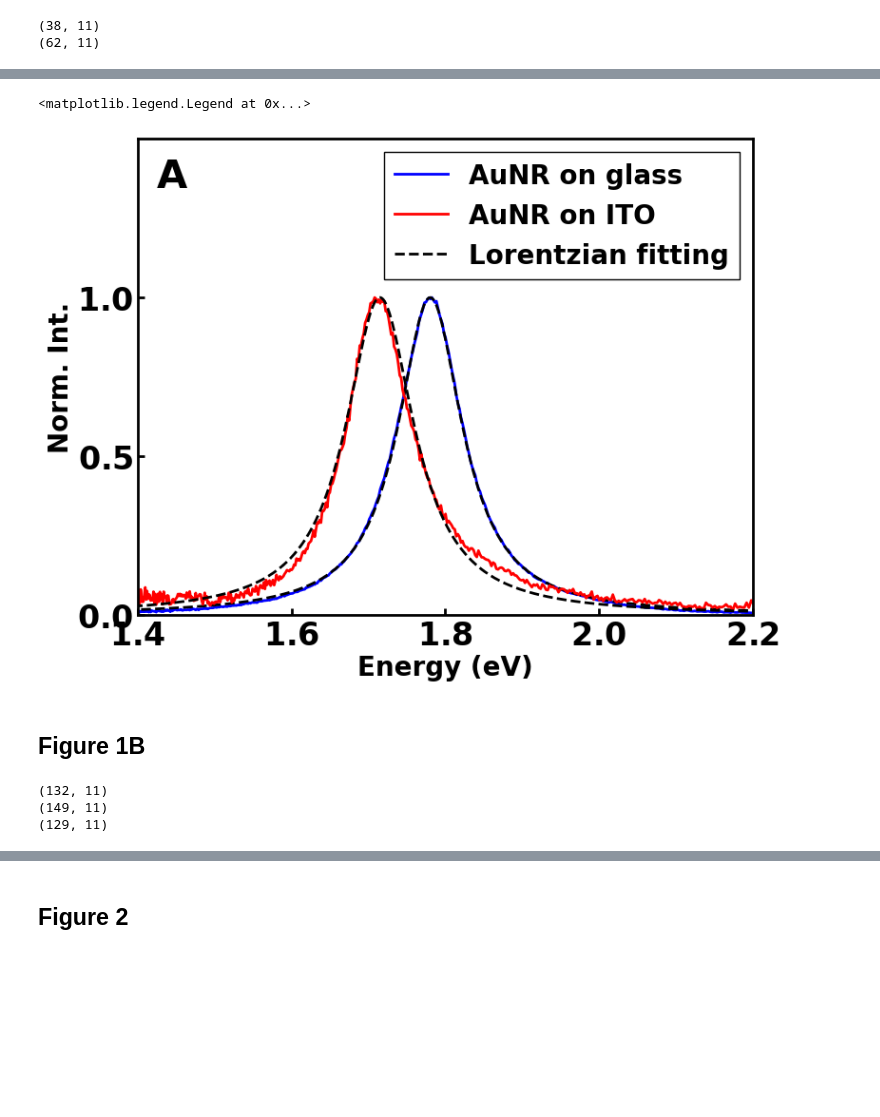
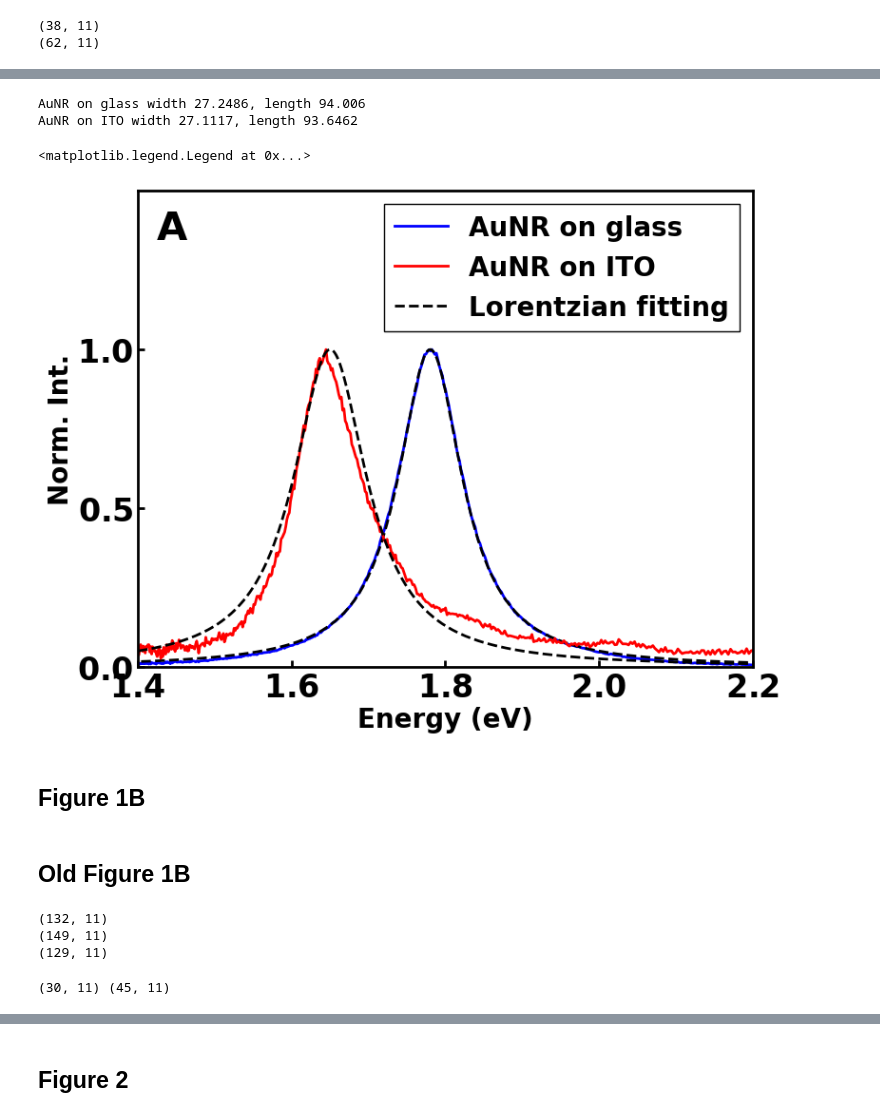
Before and after one commit to SWAN88/AuNR_DA, a Jupyter notebook: 051324_AuNR_DA_figures.ipynb, the cells around one changed output, grey strips where cells are left out. Drawn from its saved outputs; the diff is of its cells as text; code cells hidden in the pictures; blank space fills up the shorter version.

```diff
--- a/051324_AuNR_DA_figures.ipynb
+++ b/051324_AuNR_DA_figures.ipynb
@@ -95,3 +95,11 @@ print(fig1_ito_data.shape)
 # %% [output]
 (38, 11)
 (62, 11)
+# %%
+part_num_glass = 7
+width_glass = fig1_glass_data['width'][part_num_glass-1]
+
+fig1_ito_data['dif_width'] = abs(fig1_ito_data['width'] - width_glass)
+fig1_ito_data[fig1_ito_data['dif_width'] == fig1_ito_data['dif_width'].min()]
+
+# fig1_ito_data[fig1_ito_data['width'] - width_glass]
@@ -102,33 +113,41 @@ fig, ax = plt.subplots()
 part_num = 7
 
 max_int_glass, eres_glass, linewidth_glass = Lorentzian.lorentzian(fig1_glass_data['exp_ene'][part_num-1], fig1_glass_data['exp_dfs'][part_num-1])
 fitting_exp_glass = Lorentzian.func(fig1_glass_data['exp_ene'][part_num-1], max_int_glass, eres_glass, linewidth_glass)
 
 ax.plot(fig1_glass_data['exp_ene'][part_num-1], [i/max(fig1_glass_data['exp_dfs'][part_num-1]) for i in fig1_glass_data['exp_dfs'][part_num-1]], c='b', lw=2, label='AuNR on glass')
 ax.plot(fig1_glass_data['exp_ene'][part_num-1], [i/max(fitting_exp_glass) for i in fitting_exp_glass], c='k', lw=2, ls='--')
 
+print(f"AuNR on glass width {fig1_glass_data['width'][part_num-1]}, length {fig1_glass_data['length'][part_num-1]}")
+
 # AuNR on ITO
-part_num = 3
+part_num = 59
 max_int_ito, eres_ito, linewidth_ito = Lorentzian.lorentzian(fig1_ito_data['exp_ene'][part_num-1], fig1_ito_data['exp_dfs'][part_num-1])
 fitting_exp_ito = Lorentzian.func(fig1_ito_data['exp_ene'][part_num-1], max_int_ito, eres_ito, linewidth_ito)
 
 ax.plot(fig1_ito_data['exp_ene'][part_num-1], [i/max(fig1_ito_data['exp_dfs'][part_num-1]) for i in fig1_ito_data['exp_dfs'][part_num-1]], c='r', lw=2, label='AuNR on ITO')
 ax.plot(fig1_ito_data['exp_ene'][part_num-1], [i/max(fitting_exp_ito) for i in fitting_exp_ito], c='k', lw=2, ls='--', label='Lorentzian fitting')
+
+print(f"AuNR on ITO width {fig1_ito_data['width'][part_num-1]}, length {fig1_ito_data['length'][part_num-1]}")
 
 ax.set_xticks([1.4, 1.6, 1.8, 2.0, 2.2])
 ax.set_yticks([0.0, 0.5, 1.0])
 ax.set_xlabel('Energy (eV)')
 ax.set_ylabel('Norm. Int.')
 ax.set_xlim(1.4, 2.2)
 ax.set_ylim(0, 1.5)
 
 ax.text(0.03, 0.96, 'A', ha='left', va='top', transform=ax.transAxes, fontsize=30)
 
 # plt.text(1.22, 0.75, f"R$^2$: {round(R2, 5)}", fontsize=20)
 # print(f'R2: {round(R2, 5)}')
 plt.legend(fontsize=20)
 
 # plt.savefig("ITO_Figure1A.svg", format="svg", dpi=300)
 # %% [output]
-<matplotlib.legend.Legend at 0x...>
+AuNR on glass width 27.2486, length 94.006
+AuNR on ITO width 27.1117, length 93.6462
+<matplotlib.legend.Legend at 0x...>
-[figure, old version]
+[figure, new version]
+# %% [markdown]
+## Figure 1B
@@ -135,5 +191,5 @@ plt.legend(fontsize=20)
 # %% [markdown]
-## Figure 1B
+## Old Figure 1B
 # %%
 glass_exp_data = pd.read_csv(Path(p_data, '100323_ZJ_exp_glass_final.csv'))
 glass_exp_data['exp_ene'] = [ast.literal_eval(df) for df in glass_exp_data['exp_ene']]
@@ -157,6 +213,18 @@ print(glass_exp_data.shape)
 (132, 11)
 (149, 11)
 (129, 11)
+# %%
+# make controled distribution
+
+glass_exp_data = glass_exp_data[(glass_exp_data['width'] > 28.5) & (glass_exp_data['width'] < 30.5)]
+ito_exp_data = ito_exp_data[(ito_exp_data['width'] > 28) & (ito_exp_data['width'] < 30)]
+
+glass_exp_data = glass_exp_data[(glass_exp_data['length'] > 80) & (glass_exp_data['length'] < 105)]
+ito_exp_data = ito_exp_data[(ito_exp_data['length'] > 80) & (ito_exp_data['length'] < 99)]
+
+print(glass_exp_data.shape, ito_exp_data.shape)
+# %% [output]
+(30, 11) (45, 11)
 # %%
 fig, ax = plt.subplots()
 
```
Also changed, not shown: parts of 6 cells of this notebook.
